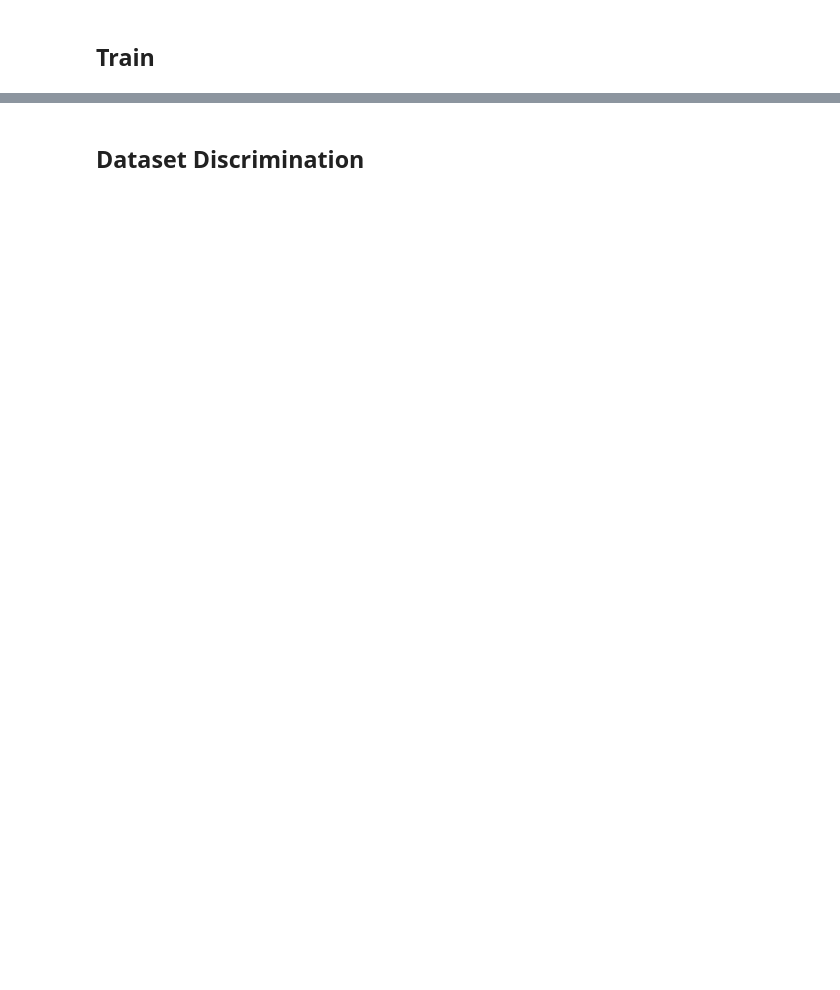
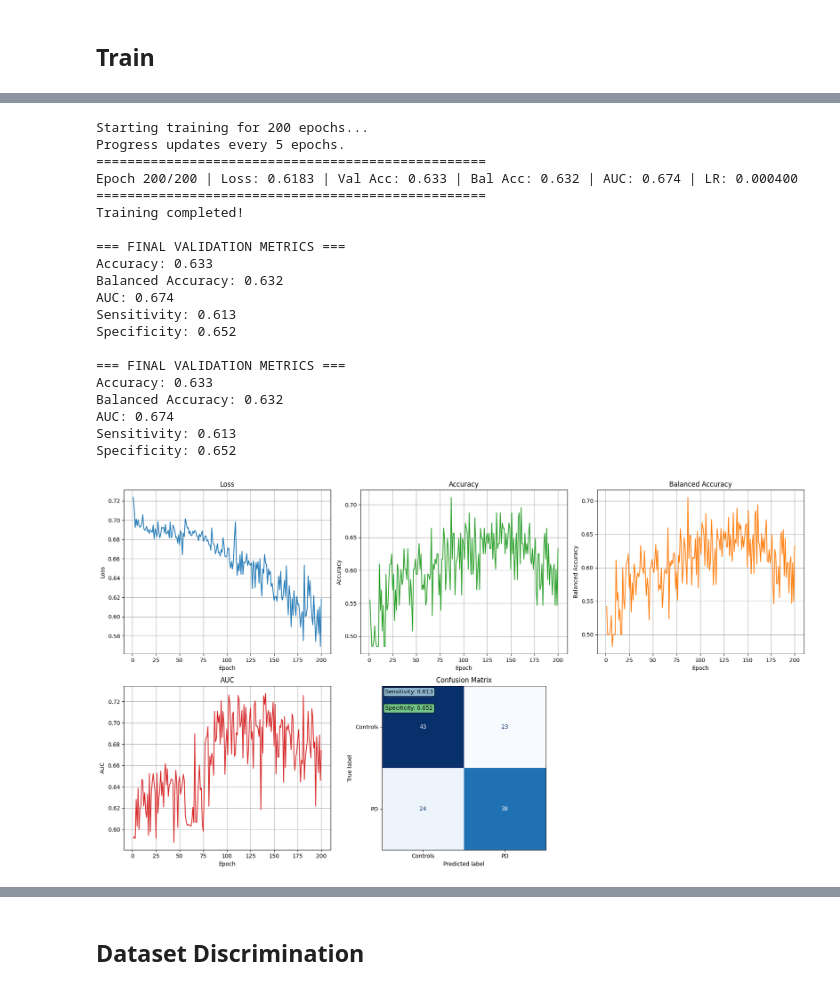
Before and after one commit to liuxk83/head-motion-analysis, a Jupyter notebook: notebooks/modeling_nn.ipynb, the cells around one changed output, grey strips where cells are left out. Cells and saved outputs as stored; diff of their text form; code cells hidden in the pictures; blank space fills up the shorter version.

```diff
--- a/notebooks/modeling_nn.ipynb
+++ b/notebooks/modeling_nn.ipynb
@@ -105,0 +173,34 @@ history = te.train(
+# %%
+# "GRU": mnn.RNNClassifier(cell="gru"),
+# "LSTM": mnn.RNNClassifier(cell="lstm"),
+# "Transformer": mnn.TransformerClassifier()
+
+transformer = mnn.TransformerClassifier()
+
+history = te.train_quiet(
+    transformer, train_loader, val_loader,
+    device=DEVICE, epochs=EPOCHS, lr=LR, plot=True,
+    class_names=["Controls", "PD"], print_every=5
+)
+# %% [output]
+Starting training for 200 epochs...
+Progress updates every 5 epochs.
+==================================================
+Epoch 200/200 | Loss: 0.6183 | Val Acc: 0.633 | Bal Acc: 0.632 | AUC: 0.674 | LR: 0.000400
+==================================================
+Training completed!
+
+=== FINAL VALIDATION METRICS ===
+Accuracy: 0.633
+Balanced Accuracy: 0.632
+AUC: 0.674
+Sensitivity: 0.613
+Specificity: 0.652
+
+=== FINAL VALIDATION METRICS ===
+Accuracy: 0.633
+Balanced Accuracy: 0.632
+AUC: 0.674
+Sensitivity: 0.613
+Specificity: 0.652
+[figure, added]
```
Also changed, not shown: parts of 12 cells of this notebook, 3 other files.
